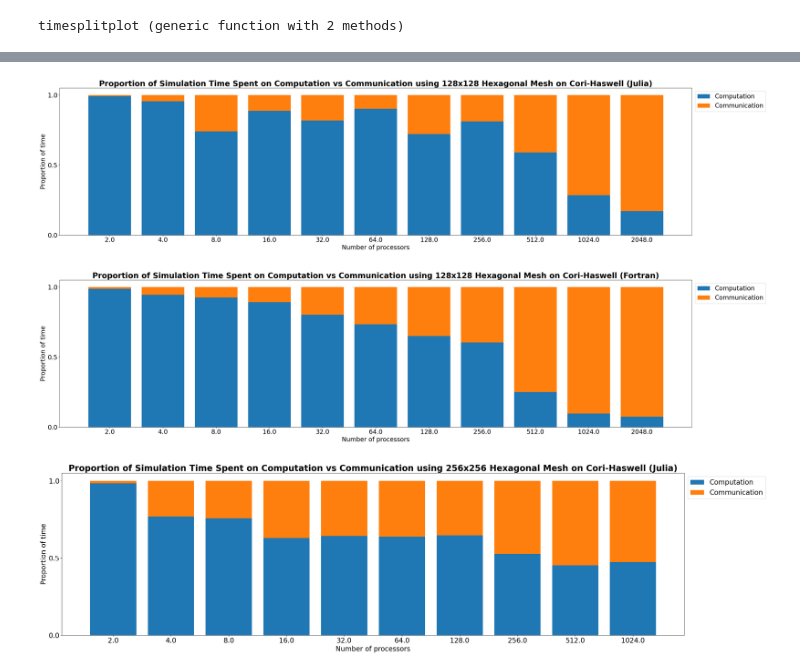
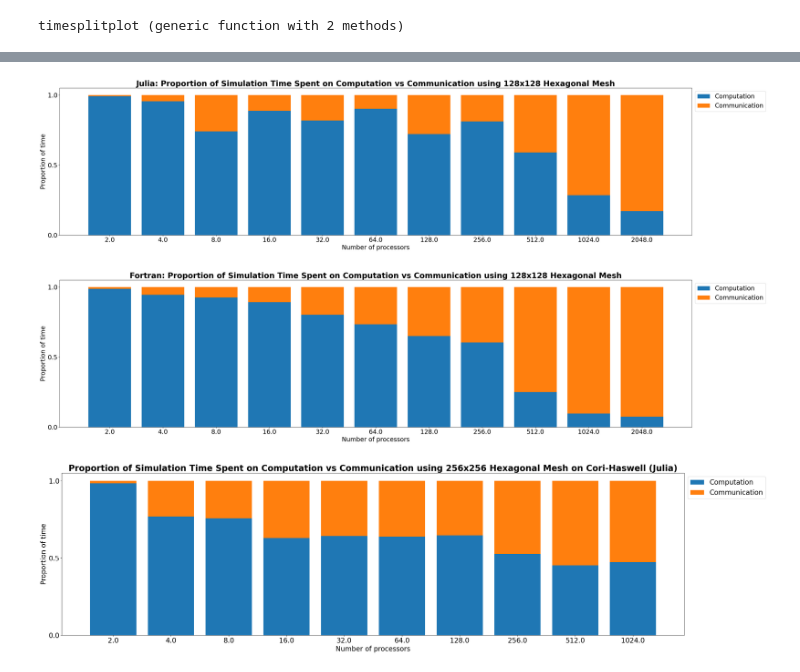
Before and after one commit to robertstrauss/MPAS_Ocean_Julia, a Jupyter notebook: output/kelvinwave/performanceplots.ipynb, the cells around one changed output, grey strips where cells are left out. Saved outputs shown, nothing was run; the diff lists cells and outputs as text; code cells hidden in the pictures.

```diff
--- a/output/kelvinwave/performanceplots.ipynb
+++ b/output/kelvinwave/performanceplots.ipynb
@@ -62,14 +62,14 @@ function strongscalingplot(juliameans, juliaprocs, fortranmeans, fortranprocs, n
 
     ax.set_xlabel("Number of processors", fontsize=labelfontsize)
     ax.set_ylabel("Wall clock time elapsed during computation (s)", fontsize=labelfontsize)
-    ax.set_title("Scaling of Coastal Kelvin Wave Simulation \non Cori-Haswell with $(nCellsX)x$(nCellsX) Hexagonal Mesh", fontsize=21, fontweight="bold")
+    ax.set_title("$(nCellsX)x$(nCellsX) Hexagonal Mesh", fontsize=21, fontweight="bold")
     ax.legend(loc="upper right", fontsize=labelfontsize)
 
     ax.grid(which="both")
     plt.tight_layout()
 
     return fig, ax
-endf
+end
 # %% [output]
 strongscalingplot (generic function with 2 methods)
 # %%
@@ -189,7 +190,7 @@ function timesplitplot(nprocs, comptime, mpitime, nCellsX, info="")
     ax.tick_params(axis="x", labelsize=20)
     ax.tick_params(axis="y", labelsize=20)
 
-    ax.set_title("Proportion of Simulation Time Spent on Computation vs Communication using $(nCellsX)x$(nCellsX) Hexagonal Mesh on Cori-Haswell $info", fontweight="bold", fontsize=25)
+    ax.set_title("$info: Proportion of Simulation Time Spent on Computation vs Communication using $(nCellsX)x$(nCellsX) Hexagonal Mesh", fontweight="bold", fontsize=25)
 
 #     plt.tick_params(top="off", bottom="off", left="off", right="off", labelleft="off", labelbottom="on")
 
@@ -214,14 +215,14 @@ end
 # %%
 nCellsX = 128
 juliasim, juliampi, juliaprocs, fortransim, fortranmpi, fortranprocs, juliafname, fortranfname, juliasimstd, juliampistd = juliafortrantimesplits(nCellsX, 2048, 2048)
 
-fig, ax = timesplitplot(juliaprocs, juliasim, juliampi, nCellsX, "(Julia)")
+fig, ax = timesplitplot(juliaprocs, juliasim, juliampi, nCellsX, "Julia")
 fig.savefig("$(juliafname)_proportion_sim_mpi.png")
-fig, ax = timesplitplot(fortranprocs[end:-1:1], fortransim[end:-1:1], fortranmpi[end:-1:1], nCellsX, "(Fortran)")
+fig, ax = timesplitplot(fortranprocs[end:-1:1], fortransim[end:-1:1], fortranmpi[end:-1:1], nCellsX, "Fortran")
 fig.savefig("$(fortranfname)_proportion_sim_mpi.png")
 # %% [output]
-[figure, old version]
+[figure, new version]
-[figure, old version]
+[figure, new version]
 # %%
 nCellsX = 256
 juliasim, juliampi, juliaprocs, fortransim, fortranmpi, fortranprocs, juliafname, fortranfname = juliafortrantimesplits(nCellsX, 1024, 4096)
```
Also changed, not shown: parts of 6 cells of this notebook, 21 other files.
